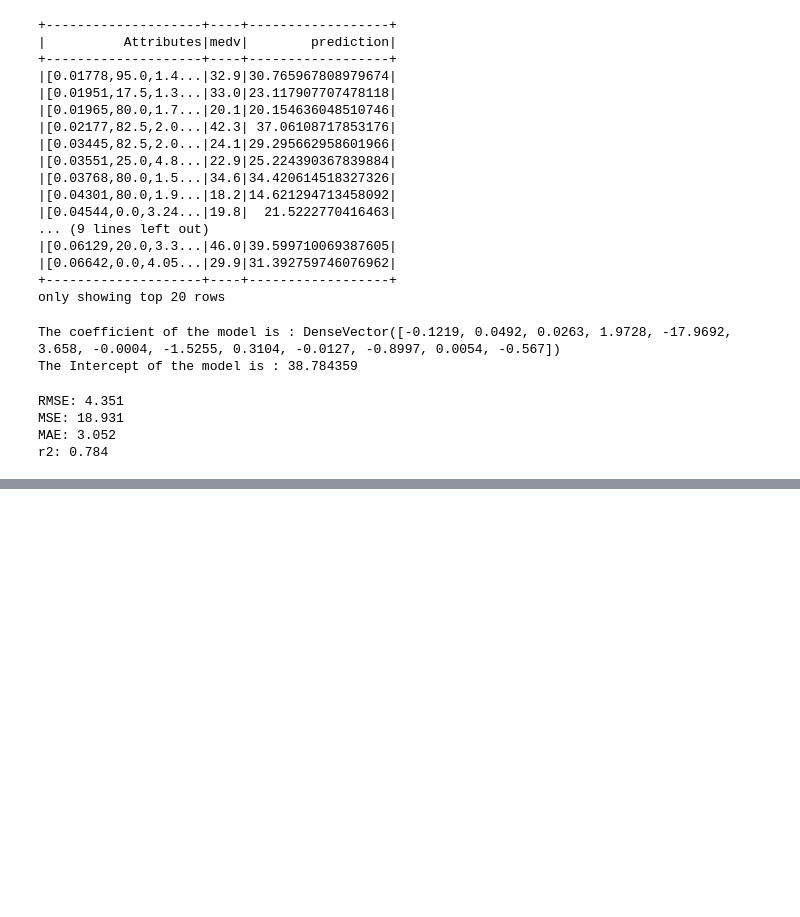
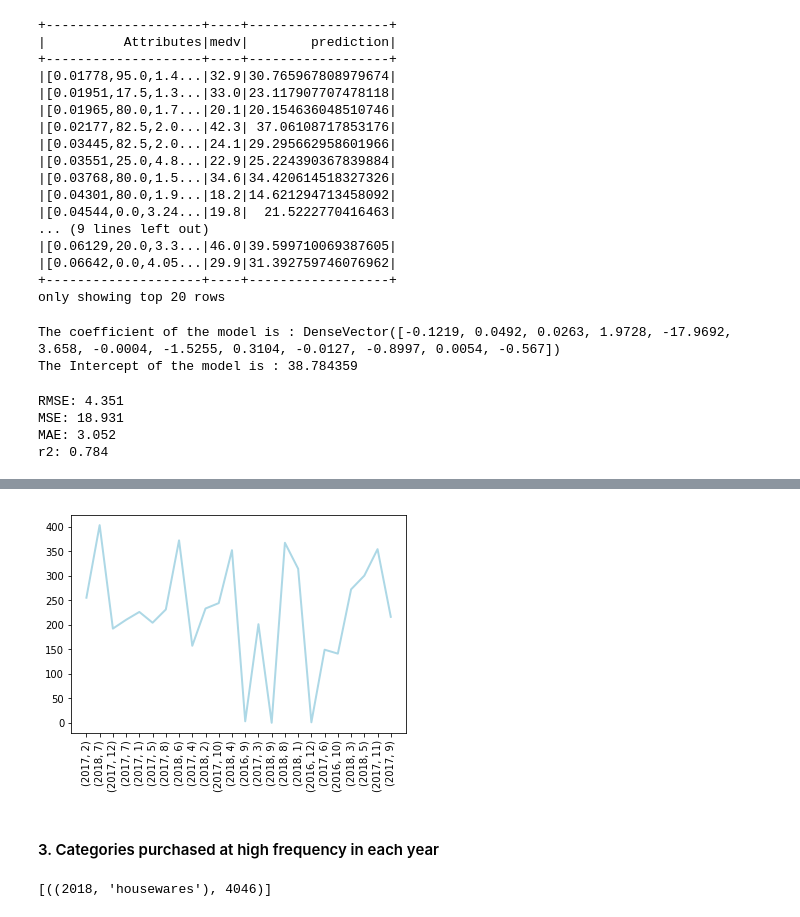
Before and after one commit to Branden-Kang/Brazillian-E-commerce-Analysis, a Jupyter notebook: brazilian_ecommerce.ipynb, the cells around one changed output, grey strips where cells are left out. Saved outputs shown, nothing was run; the diff lists cells and outputs as text; code cells hidden in the pictures; blank space fills up the shorter version.

```diff
--- a/brazilian_ecommerce.ipynb
+++ b/brazilian_ecommerce.ipynb
@@ -1808,0 +1670,37 @@ r2: 0.784
+# %%
+sellers_M1 = sales_rdd.map(lambda s: ((s[13],s[14],s[0]),1)).reduceByKey(lambda a,b: a+b)
+sellers_M2 = sellers_M1.map(lambda s: ((s[0][0],s[0][1]),s[0][2])).groupByKey().map(lambda s: (s[0],[str(i) for i in s[1]]))
+sellers_list = sellers_M2.collect()
+# %%
+sellers_list.sort()
+# %%
+sellers_delta = {}
+for i in range(len(sellers_list)):
+    n = 0
+    m = sellers_list[i][0]
+    if i == 0:
+        n = len(sellers_list[i][1])
+    if i != 0:
+        for x in sellers_list[i][1]:
+            if x not in sellers_list[i-1][1]:
+                n += 1
+            if x in sellers_list[i-1][1]:
+                n = n
+    sellers_delta.update({m:n})
+# %%
+x = np.array([i for i in range(len(sellers_delta))])
+fig = plt.figure()
+ax = fig.add_subplot(111)
+ax.plot(x, np.array(sellers_delta.values()), color='lightblue', linewidth=2)
+plt.xticks(x, sellers_delta.keys(), rotation = 90)
+# ax.set_xlim(0.5, 4.5)
+plt.show()
+# %% [output]
+[figure, added]
+# %% [markdown]
+#### 3. Categories purchased at high frequency in each year
+# %%
+product_cate_freq = sales_rdd.map(lambda s: ((s[13],str(s[11])),1)).reduceByKey(lambda a,b: a+b)
+product_cate_freq.take(1)
+# %% [output]
+[((2018, 'housewares'), 4046)]
```
Also changed, not shown: parts of 78 cells of this notebook.
